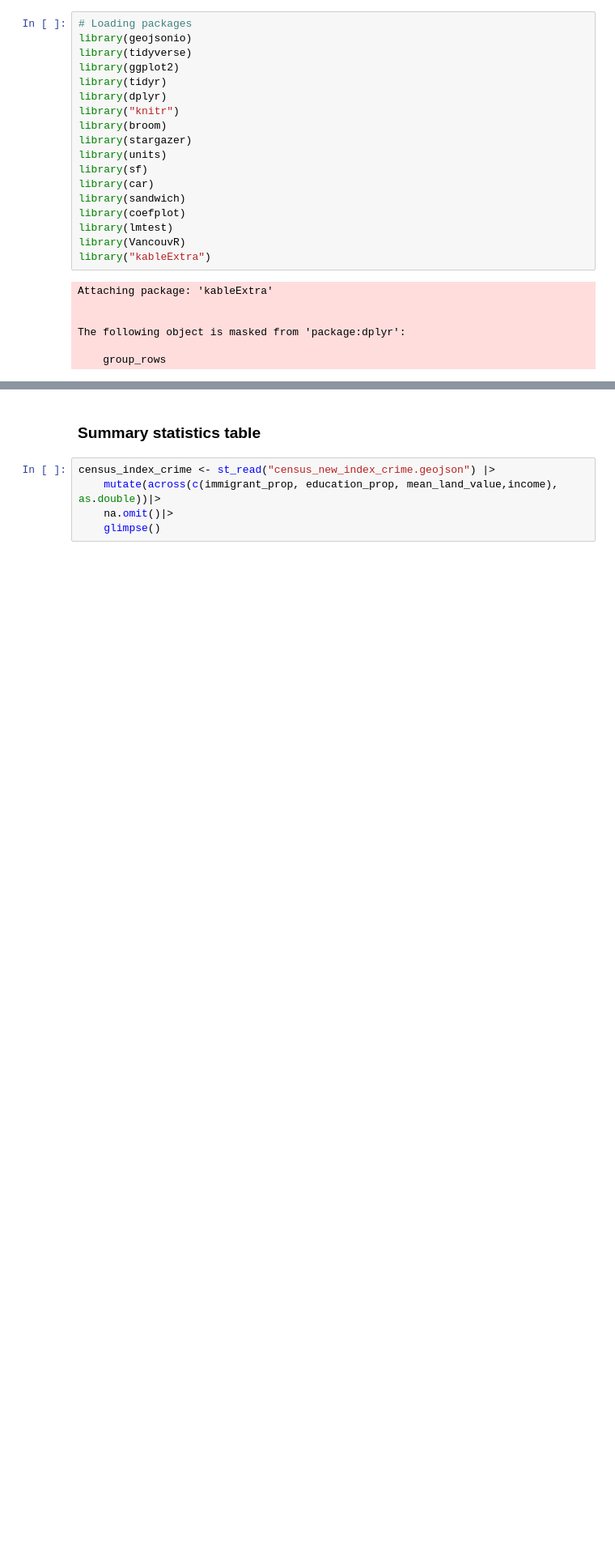
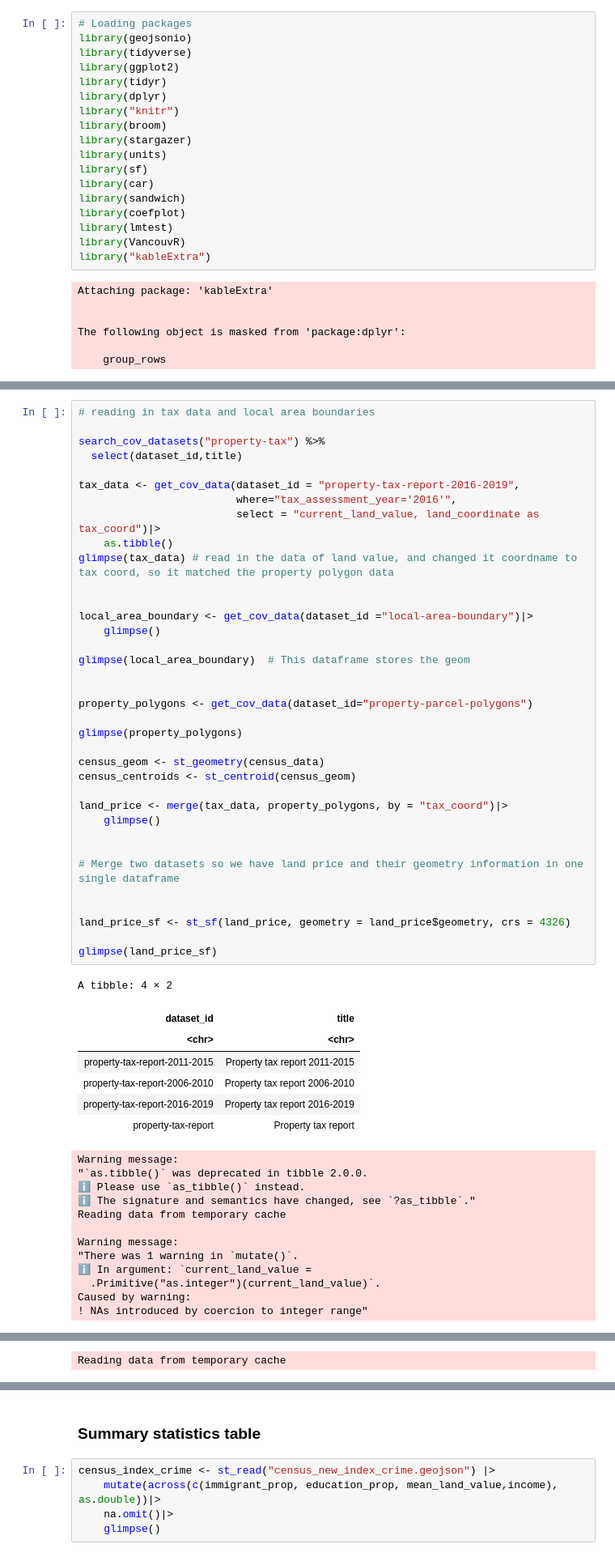
Before and after one commit to Irene-Berezin/econ326, a Jupyter notebook: project_workbook.ipynb, the cells around one changed output, grey strips where cells are left out. Shown at 81% size. Saved outputs shown, nothing was run; the diff lists cells and outputs as text; blank space fills up the shorter version.

```diff
--- a/project_workbook.ipynb
+++ b/project_workbook.ipynb
@@ -48,0 +167,56 @@ The following object is masked from 'package:dplyr':
+# %%
+# reading in tax data and local area boundaries
+
+search_cov_datasets("property-tax") %>%
+  select(dataset_id,title)
+
+tax_data <- get_cov_data(dataset_id = "property-tax-report-2016-2019",
+                         where="tax_assessment_year='2016'",
+                         select = "current_land_value, land_coordinate as tax_coord")|>
+    as.tibble()
+glimpse(tax_data) # read in the data of land value, and changed it coordname to tax coord, so it matched the property polygon data
+
+
+local_area_boundary <- get_cov_data(dataset_id ="local-area-boundary")|>
+    glimpse()
+
+glimpse(local_area_boundary)  # This dataframe stores the geom
+
+
+property_polygons <- get_cov_data(dataset_id="property-parcel-polygons")
+
+glimpse(property_polygons)
+
+census_geom <- st_geometry(census_data)
+census_centroids <- st_centroid(census_geom)
+
+land_price <- merge(tax_data, property_polygons, by = "tax_coord")|>
+    glimpse()
+
+
+# Merge two datasets so we have land price and their geometry information in one single dataframe
+
+
+land_price_sf <- st_sf(land_price, geometry = land_price$geometry, crs = 4326)
+
+glimpse(land_price_sf)
+# %% [output]
+A tibble: 4 × 2
+| dataset_id | title |
+| <chr> | <chr> |
+| property-tax-report-2011-2015 | Property tax report 2011-2015 |
+| property-tax-report-2006-2010 | Property tax report 2006-2010 |
+| property-tax-report-2016-2019 | Property tax report 2016-2019 |
+| property-tax-report | Property tax report |
+Warning message:
+"`as.tibble()` was deprecated in tibble 2.0.0.
+ℹ Please use `as_tibble()` instead.
+ℹ The signature and semantics have changed, see `?as_tibble`."
+Reading data from temporary cache
+
+Warning message:
+"There was 1 warning in `mutate()`.
+ℹ In argument: `current_land_value =
+  .Primitive("as.integer")(current_land_value)`.
+Caused by warning:
+! NAs introduced by coercion to integer range"
@@ -48,0 +241 @@ The following object is masked from 'package:dplyr':
+Reading data from temporary cache
```
Also changed, not shown: parts of 9 cells of this notebook.
